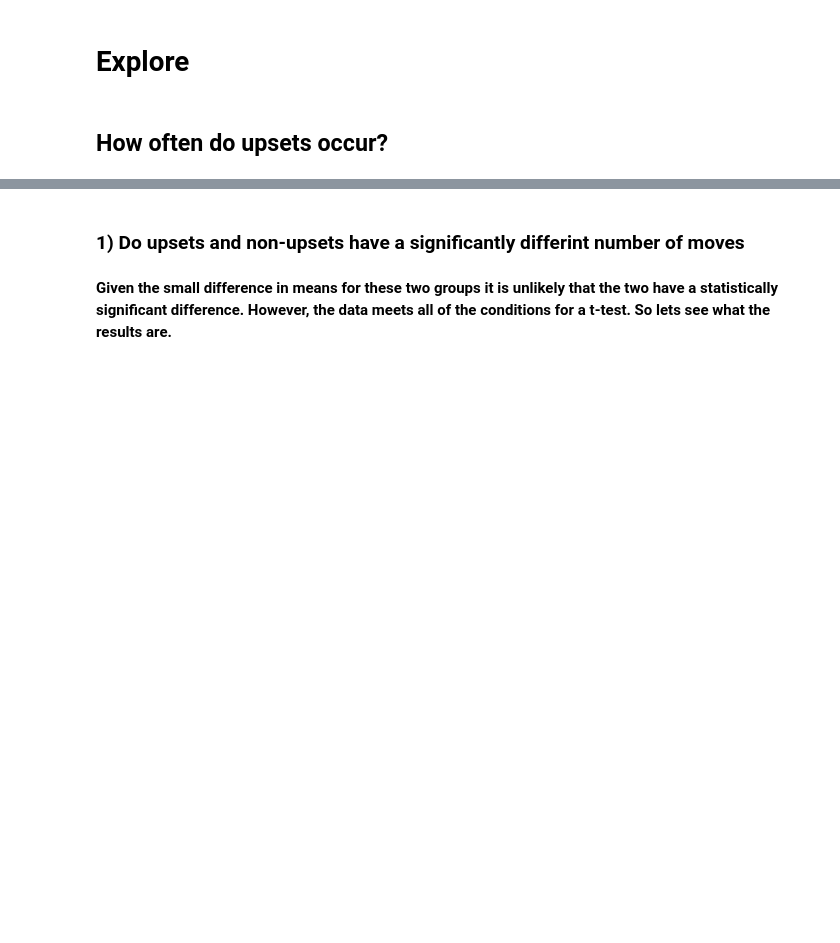
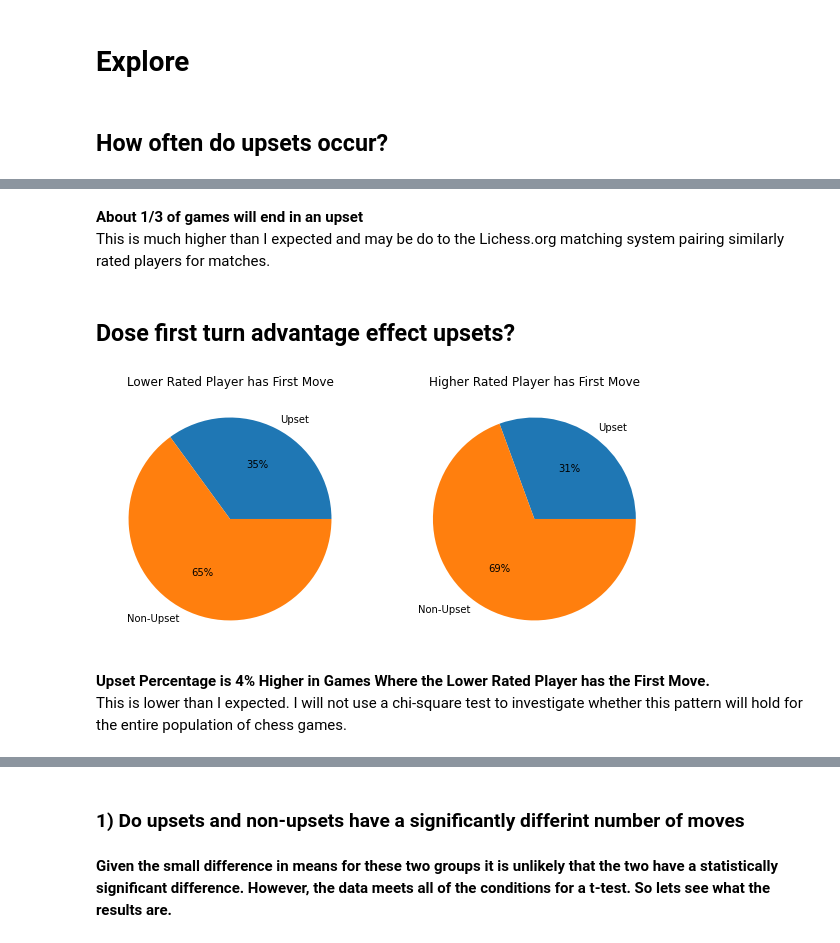
Before and after one commit to Johndsalas/chess_upsets, a Jupyter notebook: main.ipynb, the cells around one changed output, grey strips where cells are left out. Saved outputs shown, nothing was run; the diff lists cells and outputs as text; code cells hidden in the pictures; blank space fills up the shorter version.

```diff
--- a/main.ipynb
+++ b/main.ipynb
@@ -126,0 +126,29 @@ train.upset.value_counts()[False]/train.upset.value_counts()[True]
+# %% [markdown]
+**About 1/3 of games will end in an upset** <br>
+This is much higher than I expected and may be do to the Lichess.org matching system pairing similarly rated players for matches.
+# %% [markdown]
+## Dose first turn advantage effect upsets?
+# %%
+fig, (ax1,ax2) = plt.subplots(1,2,figsize=(10,10))
+#fig.suptitle('Upset Percentage is 4% Higher in Games Where the Lower Rated Player has the First Move')
+
+values = [len(train.upset[(train.lower_rated_white == True) & (train.upset == True)]),
+          len(train.upset[(train.lower_rated_white == True) & (train.upset == False)])]
+labels = ['Upset', 'Non-Upset']
+
+ax1.pie(values, labels=labels, autopct='%.0f%%')
+ax1.title.set_text('Lower Rated Player has First Move')
+
+values = [len(train.upset[(train.lower_rated_white == False) & (train.upset == True)]),
+          len(train.upset[(train.lower_rated_white == False) & (train.upset == False)])]
+labels = ['Upset', 'Non-Upset']
+
+ax2.pie(values, labels=labels, autopct='%.0f%%')
+ax2.title.set_text('Higher Rated Player has First Move')
+
+plt.show()
+# %% [output]
+[figure, added]
+# %% [markdown]
+**Upset Percentage is 4% Higher in Games Where the Lower Rated Player has the First Move.** <br>
+This is lower than I expected. I will not use a chi-square test to investigate whether this pattern will hold for the entire population of chess games.
```
Also changed, not shown: parts of 13 cells of this notebook.
